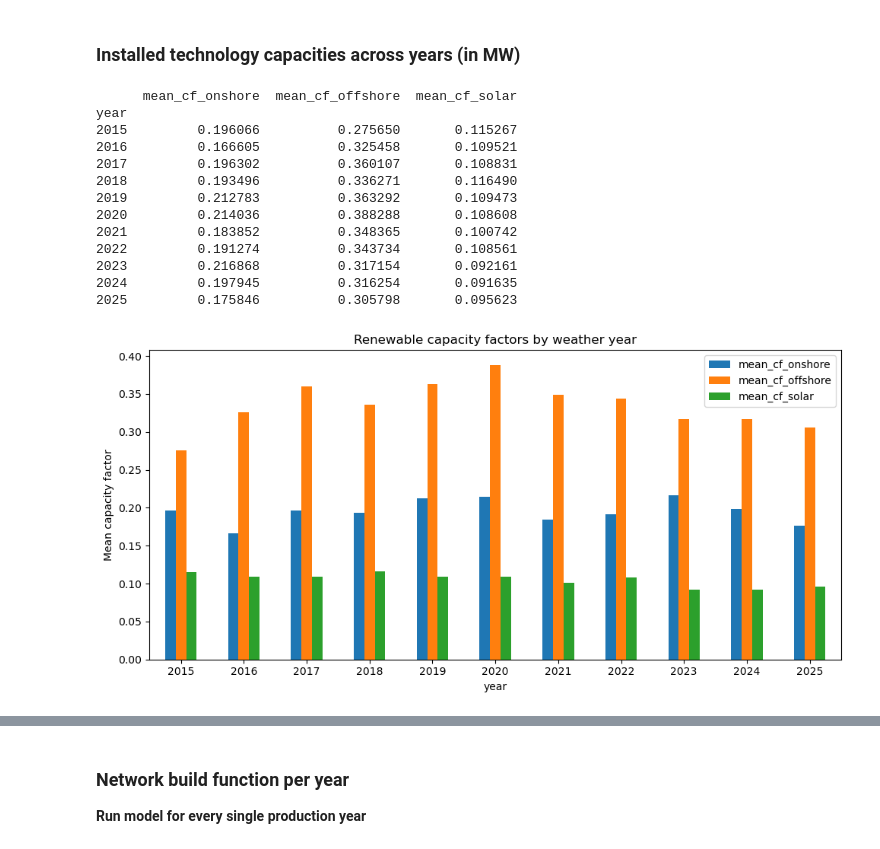
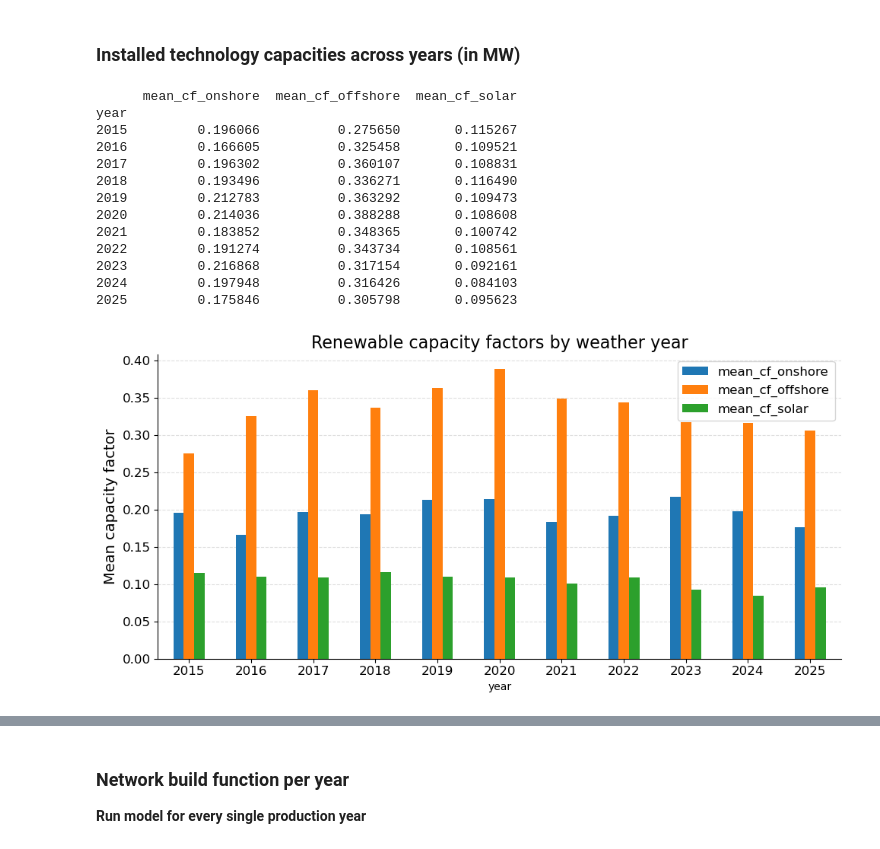
Before and after one commit to fortero23/Integrated_Energy_Grids, a Jupyter notebook: Modules/Assignment1.ipynb, the cells around one changed output, grey strips where cells are left out. Cells and saved outputs as stored; diff of their text form; code cells hidden in the pictures.

```diff
--- a/Modules/Assignment1.ipynb
+++ b/Modules/Assignment1.ipynb
@@ -599,7 +599,7 @@ solar_cap = {
 2017:39860, 2018:42580,
 2019:46230, 2020:50920,
 2021:56070, 2022:62920,
-2023:76920, 2024:92410,
+2023:76920, 2024:100686,
 2025:107400
 }
 
@@ -608,7 +608,7 @@ onshore_cap = {
 2017:50170, 2018:52330,
 2019:53190, 2020:54410,
 2021:56050, 2022:58010,
-2023:61010, 2024:63590,
+2023:61010, 2024:63589,
 2025:68220
 }
 
@@ -617,7 +617,7 @@ offshore_cap = {
 2017:5520, 2018:6510,
 2019:7660, 2020:7870,
 2021:7870, 2022:8220,
-2023:8470, 2024:9220,
+2023:8470, 2024:9215,
 2025:9730
 }
 
@@ -629,38 +629,45 @@ for year, df_year in production_by_year.items():
     wind_offshore_cf = (df_year["wind_offshore"] / offshore_cap[year]).clip(0,1)
     solar_cf         = (df_year["solar"] / solar_cap[year]).clip(0,1)
 
-    # This is just to calculate mean capacity factor for each technology and plot it
     cap_factor_each_year.append({
         "year": year,
         "mean_cf_onshore": wind_onshore_cf.mean(),
         "mean_cf_offshore": wind_offshore_cf.mean(),
         "mean_cf_solar": solar_cf.mean()
     })
 
 cf_df = pd.DataFrame(cap_factor_each_year).set_index("year").sort_index()
 
 print(cf_df)
 
-cf_df.plot(kind="bar", figsize=(10,5))
-plt.ylabel("Mean capacity factor")
-plt.title("Renewable capacity factors by weather year")
-plt.xticks(rotation=0)
+ax = cf_df.plot(kind="bar", figsize=(10,5))
+ax.spines["top"].set_visible(False)
+ax.spines["right"].set_visible(False)
+ax.set_axisbelow(True)
+ax.grid(axis="y", linestyle="--", alpha=0.4)
+
+plt.ylabel("Mean capacity factor", fontsize=14)
+plt.title("Renewable capacity factors by weather year", fontsize=16)
+plt.xticks(rotation=0, fontsize=12)
+plt.yticks(fontsize=12)
+plt.legend(fontsize=12)
+
 plt.tight_layout()
-plt.savefig(PLOTS_DIR / "Cap_factor_per_year.png", dpi=200)
+plt.savefig(PLOTS_DIR / "Cap_factor_per_year.png", dpi=300)
 plt.show()
 plt.close()
 # %% [output]
       mean_cf_onshore  mean_cf_offshore  mean_cf_solar
 year
 2015         0.196066          0.275650       0.115267
 2016         0.166605          0.325458       0.109521
 2017         0.196302          0.360107       0.108831
 2018         0.193496          0.336271       0.116490
 2019         0.212783          0.363292       0.109473
 2020         0.214036          0.388288       0.108608
 2021         0.183852          0.348365       0.100742
 2022         0.191274          0.343734       0.108561
 2023         0.216868          0.317154       0.092161
-2024         0.197945          0.316254       0.091635
+2024         0.197948          0.316426       0.084103
 2025         0.175846          0.305798       0.095623
-[figure, old version]
+[figure, new version]
```
Also changed, not shown: parts of 42 cells of this notebook, 20 other files.
